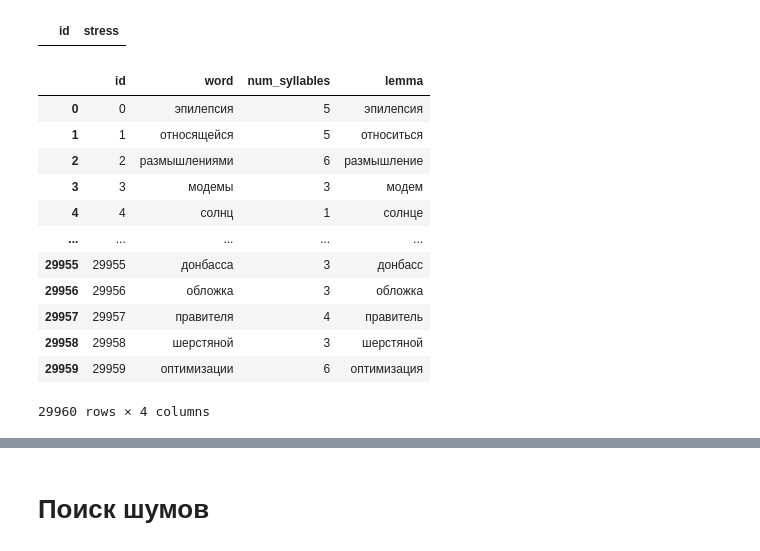
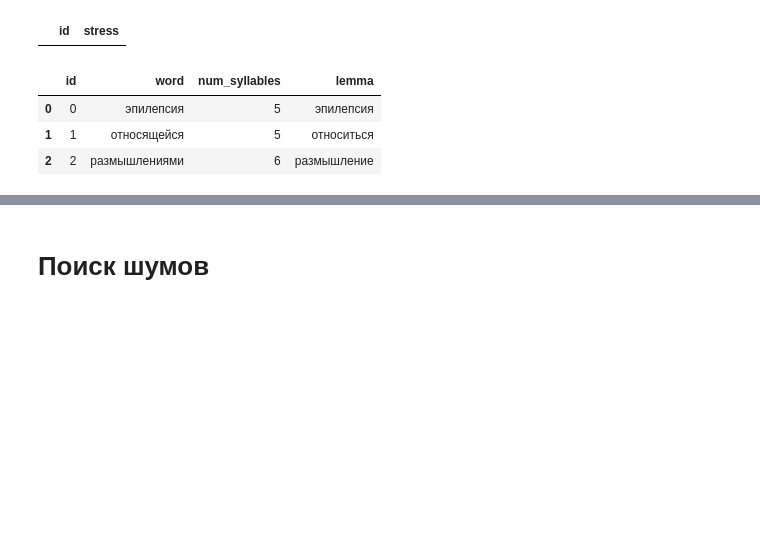
Before and after one commit to cupiscube/stress_in_russian_words, a Jupyter notebook: analize.ipynb, the cells around one changed output, grey strips where cells are left out. Drawn from its saved outputs; the diff is of its cells as text; code cells hidden in the pictures; blank space fills up the shorter version.

```diff
--- a/analize.ipynb
+++ b/analize.ipynb
@@ -46,21 +25,12 @@ ds_ss.loc[ds_ss['stress'] != 1]
 |  | id | stress |
 # %%
 ds_test = pd.read_csv('./data/test.csv')
-ds_test
+ds_test.head(3)
 # %% [output]
 |  | id | word | num_syllables | lemma |
 | 0 | 0 | эпилепсия | 5 | эпилепсия |
 | 1 | 1 | относящейся | 5 | относиться |
 | 2 | 2 | размышлениями | 6 | размышление |
-| 3 | 3 | модемы | 3 | модем |
-| 4 | 4 | солнц | 1 | солнце |
-| ... | ... | ... | ... | ... |
-| 29955 | 29955 | донбасса | 3 | донбасс |
-| 29956 | 29956 | обложка | 3 | обложка |
-| 29957 | 29957 | правителя | 4 | правитель |
-| 29958 | 29958 | шерстяной | 3 | шерстяной |
-| 29959 | 29959 | оптимизации | 6 | оптимизация |
-29960 rows × 4 columns
 # %%
 ds.describe()
 # %% [output]
```
Also changed, not shown: parts of 52 cells of this notebook.
